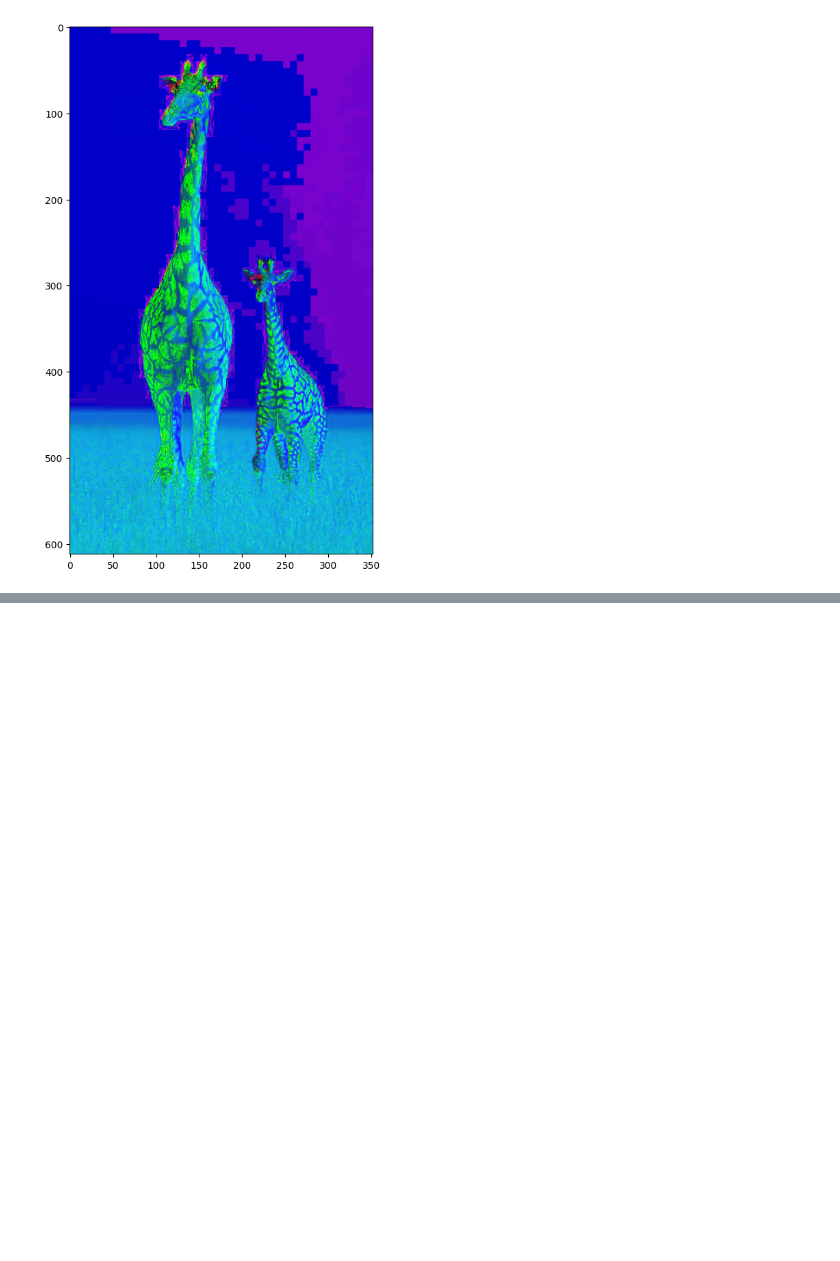
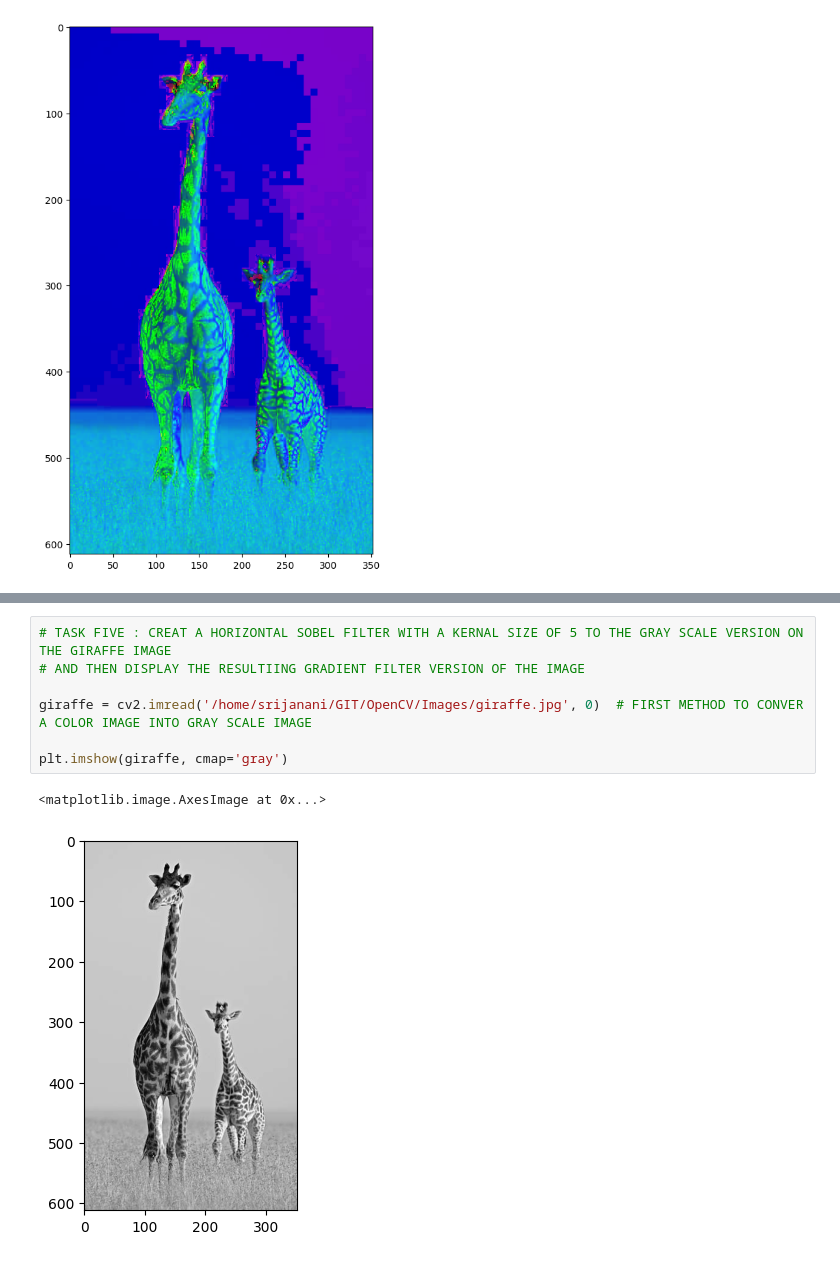
Before and after one commit to ananthanarayanan16/OpenCV, a Jupyter notebook: OpenCV_Basic/sec_4_test.ipynb, the cells around one changed output, grey strips where cells are left out. Cells and saved outputs as stored; diff of their text form; blank space fills up the shorter version.

```diff
--- a/OpenCV_Basic/sec_4_test.ipynb
+++ b/OpenCV_Basic/sec_4_test.ipynb
@@ -57,0 +102,10 @@ display_image(hsv_img)
+# %%
+# TASK FIVE : CREAT A HORIZONTAL SOBEL FILTER WITH A KERNAL SIZE OF 5 TO THE GRAY SCALE VERSION ON THE GIRAFFE IMAGE
+# AND THEN DISPLAY THE RESULTIING GRADIENT FILTER VERSION OF THE IMAGE
+
+giraffe = cv2.imread('/home/srijanani/GIT/OpenCV/Images/giraffe.jpg', 0)  # FIRST METHOD TO CONVER A COLOR IMAGE INTO GRAY SCALE IMAGE
+
+plt.imshow(giraffe, cmap='gray')
+# %% [output]
+<matplotlib.image.AxesImage at 0x...>
+[figure, added]
```
Also changed, not shown: parts of 11 cells of this notebook.
